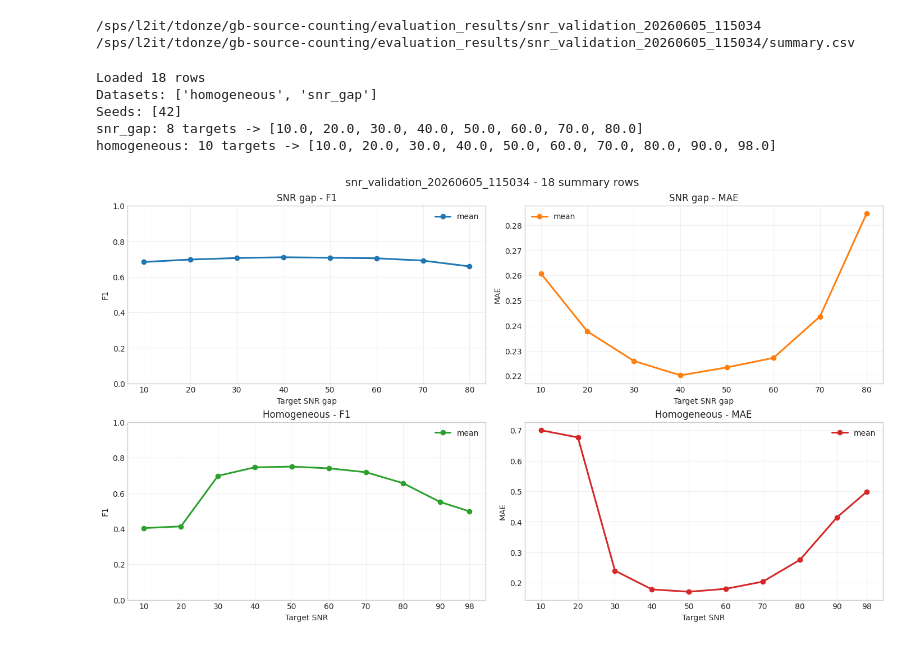
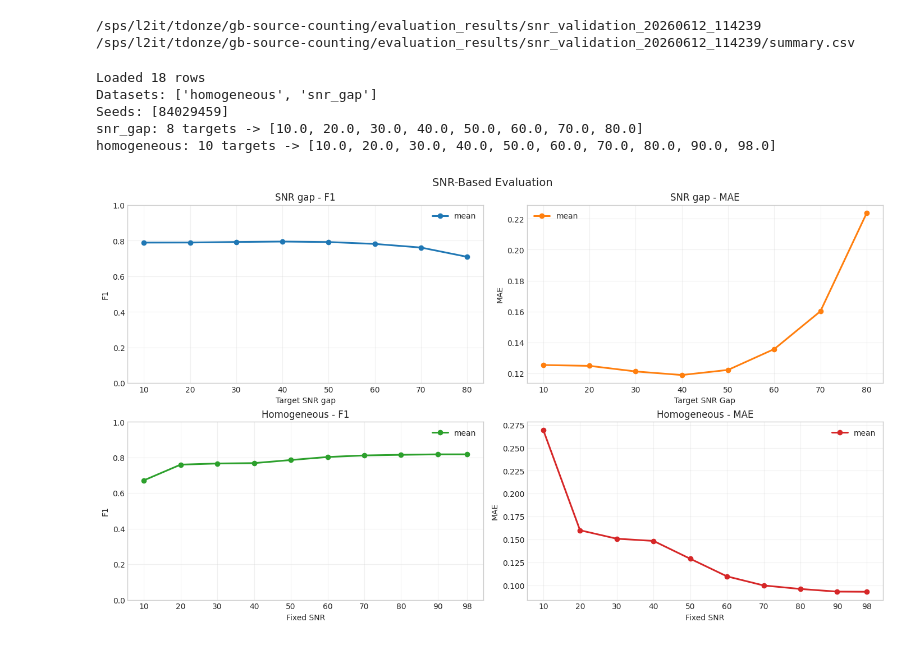
Before and after one commit to TristanDonze/gb-sources-counting, a Jupyter notebook: notebooks/evaluation_summary.ipynb, the cells around one changed output. Cells and saved outputs as stored; diff of their text form; code cells hidden in the pictures.

```diff
--- a/notebooks/evaluation_summary.ipynb
+++ b/notebooks/evaluation_summary.ipynb
@@ -8,7 +8,7 @@ import matplotlib.pyplot as plt
 
 # RUN_DIR_INPUT = "evaluation_results/snr_validation_20260604_183123"
 # RUN_DIR_INPUT = "evaluation_results/snr_validation_20260605_082204"
-RUN_DIR_INPUT = "evaluation_results/snr_validation_20260605_115034"
+RUN_DIR_INPUT = "evaluation_results/snr_validation_20260612_114239"
 
 
 
@@ -27,8 +27,8 @@ SUMMARY_PATH = RUN_DIR / "summary.csv"
 print(RUN_DIR)
 print(SUMMARY_PATH)
 # %% [output]
-/sps/l2it/tdonze/gb-source-counting/evaluation_results/snr_validation_20260605_115034
-/sps/l2it/tdonze/gb-source-counting/evaluation_results/snr_validation_20260605_115034/summary.csv
+/sps/l2it/tdonze/gb-source-counting/evaluation_results/snr_validation_20260612_114239
+/sps/l2it/tdonze/gb-source-counting/evaluation_results/snr_validation_20260612_114239/summary.csv
 # %%
 def load_summary(summary_path):
     rows = []
@@ -69,7 +69,7 @@ for dataset in ["snr_gap", "homogeneous"]:
 # %% [output]
 Loaded 18 rows
 Datasets: ['homogeneous', 'snr_gap']
-Seeds: [42]
+Seeds: [84029459]
 snr_gap: 8 targets -> [10.0, 20.0, 30.0, 40.0, 50.0, 60.0, 70.0, 80.0]
 homogeneous: 10 targets -> [10.0, 20.0, 30.0, 40.0, 50.0, 60.0, 70.0, 80.0, 90.0, 98.0]
 # %%
@@ -164,24 +164,24 @@ except OSError:
 # %%
 fig, axes = plt.subplots(2, 2, figsize=(14, 8), constrained_layout=True)
 
 plot_metric(
     axes[0, 0], rows, "snr_gap", "macro_f1",
     "SNR gap - F1", "F1", "Target SNR gap", "tab:blue"
 )
 plot_metric(
     axes[0, 1], rows, "snr_gap", "mae",
-    "SNR gap - MAE", "MAE", "Target SNR gap", "tab:orange"
+    "SNR gap - MAE", "MAE", "Target SNR Gap", "tab:orange"
 )
 plot_metric(
     axes[1, 0], rows, "homogeneous", "macro_f1",
-    "Homogeneous - F1", "F1", "Target SNR", "tab:green"
+    "Homogeneous - F1", "F1", "Fixed SNR", "tab:green"
 )
 plot_metric(
     axes[1, 1], rows, "homogeneous", "mae",
-    "Homogeneous - MAE", "MAE", "Target SNR", "tab:red"
+    "Homogeneous - MAE", "MAE", "Fixed SNR", "tab:red"
 )
 
-fig.suptitle(f"{RUN_DIR.name} - {len(rows)} summary rows", fontsize=14)
+fig.suptitle(f"SNR-Based Evaluation", fontsize=14)
 plt.show()
 # %% [output]
-[figure, old version]
+[figure, new version]
```
